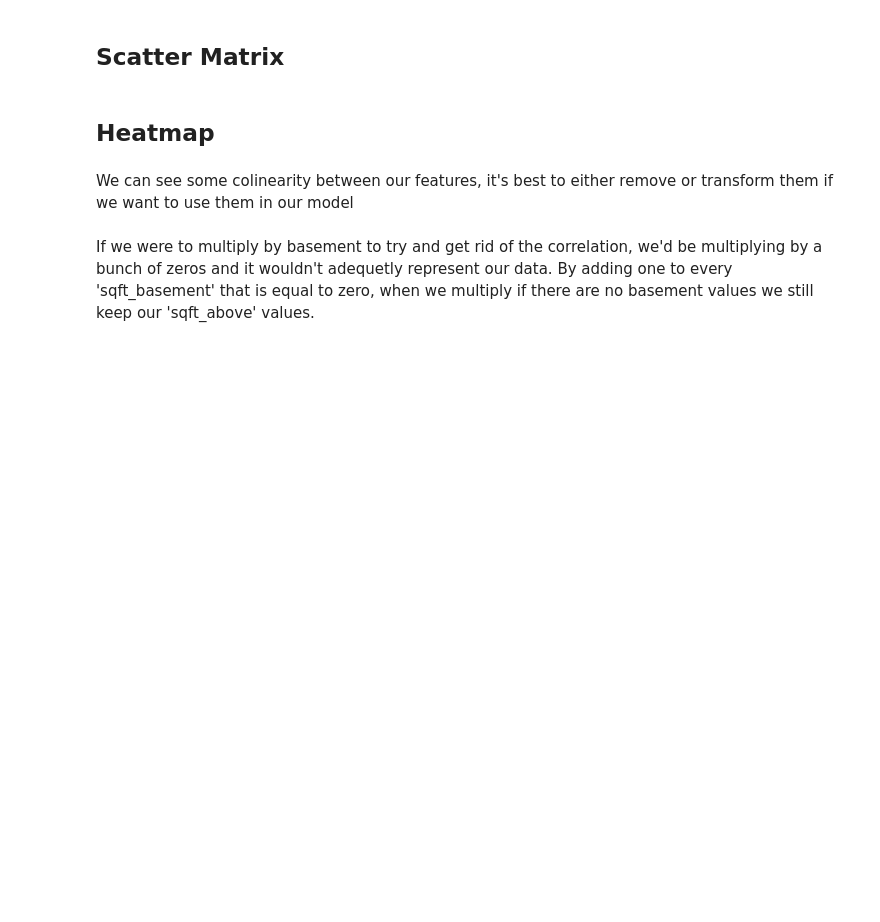
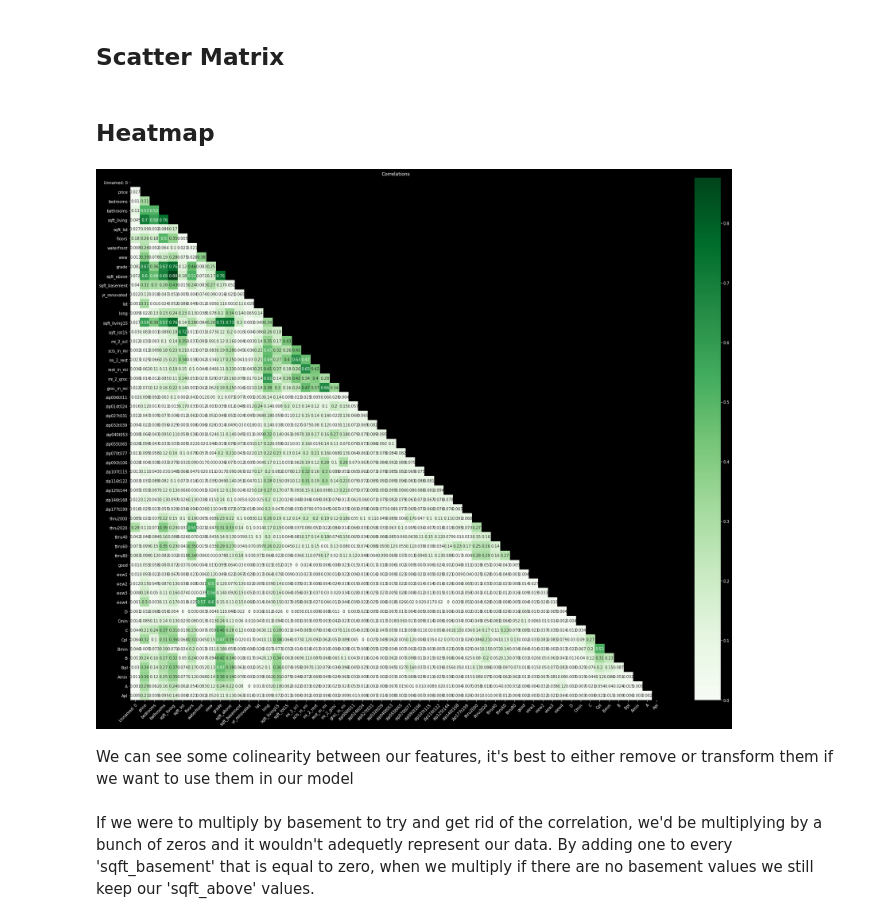
Before and after one commit to BlueViper8907/King-County-Housing-Regression, a Jupyter notebook: finalising_OSEMN.ipynb, the cells around one changed output. Cells and saved outputs as stored; diff of their text form; code cells hidden in the pictures; blank space fills up the shorter version.

```diff
--- a/finalising_OSEMN.ipynb
+++ b/finalising_OSEMN.ipynb
@@ -303,16 +345,19 @@ fig = pd.plotting.scatter_matrix(kc_data,figsize=(16,16));
 # %% [markdown]
 ## Heatmap
 # %%
+#a heatmap will help visualize the multicolinearity in our data and help us to see if anything stands out l
 fig, ax = plt.subplots(figsize=(25,20))
 corr = kc_data.corr().abs().round(3)
 mask = np.triu(np.ones_like(corr, dtype=np.bool))
-sns.heatmap(corr, annot=True, mask=mask, cmap='Oranges', ax=ax)
+sns.heatmap(corr, annot=True, mask=mask, cmap='Greens', ax=ax)
 plt.setp(ax.get_xticklabels(),
          rotation=45,
          ha="right",
          rotation_mode="anchor")
 ax.set_title('Correlations')
 fig.tight_layout()
+# %% [output]
+[figure, added]
 # %% [markdown]
 We can see some colinearity between our features, it's best to either remove or transform them if we want to use them in our model
 # %% [markdown]
```
Also changed, not shown: parts of 83 cells of this notebook, 2 other files.
